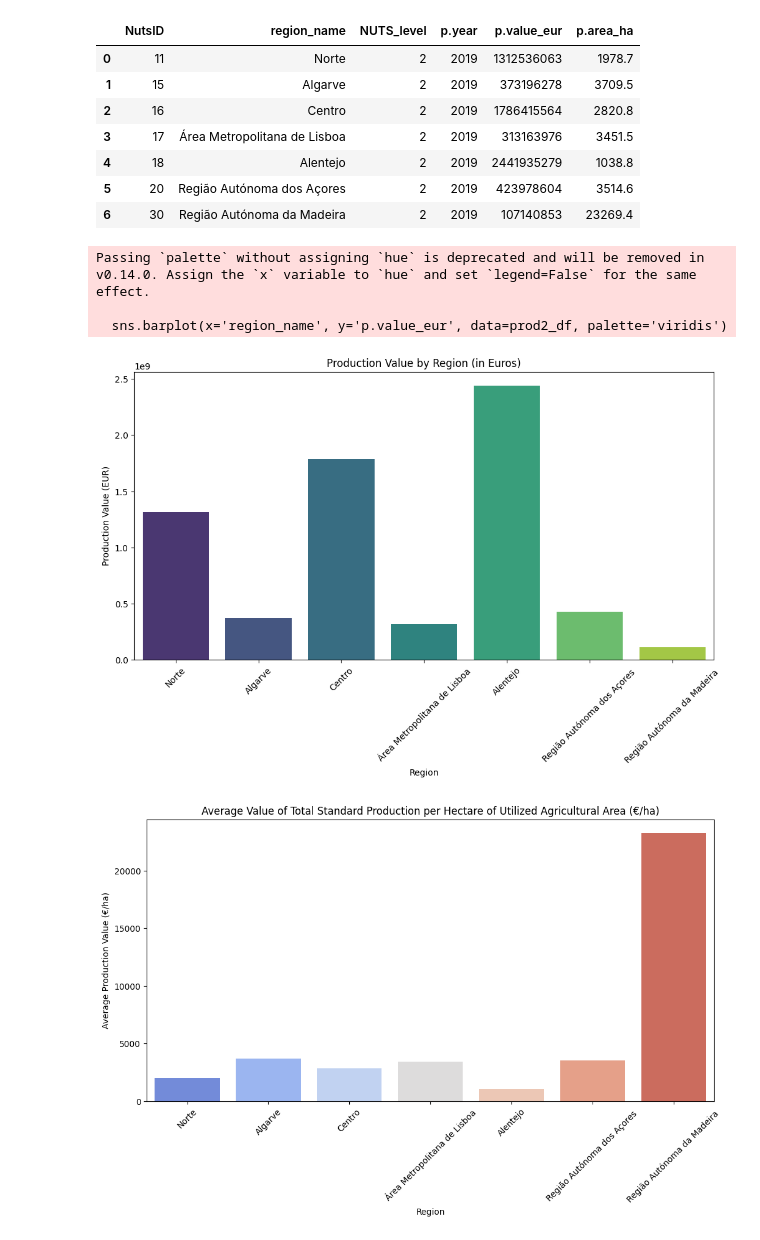
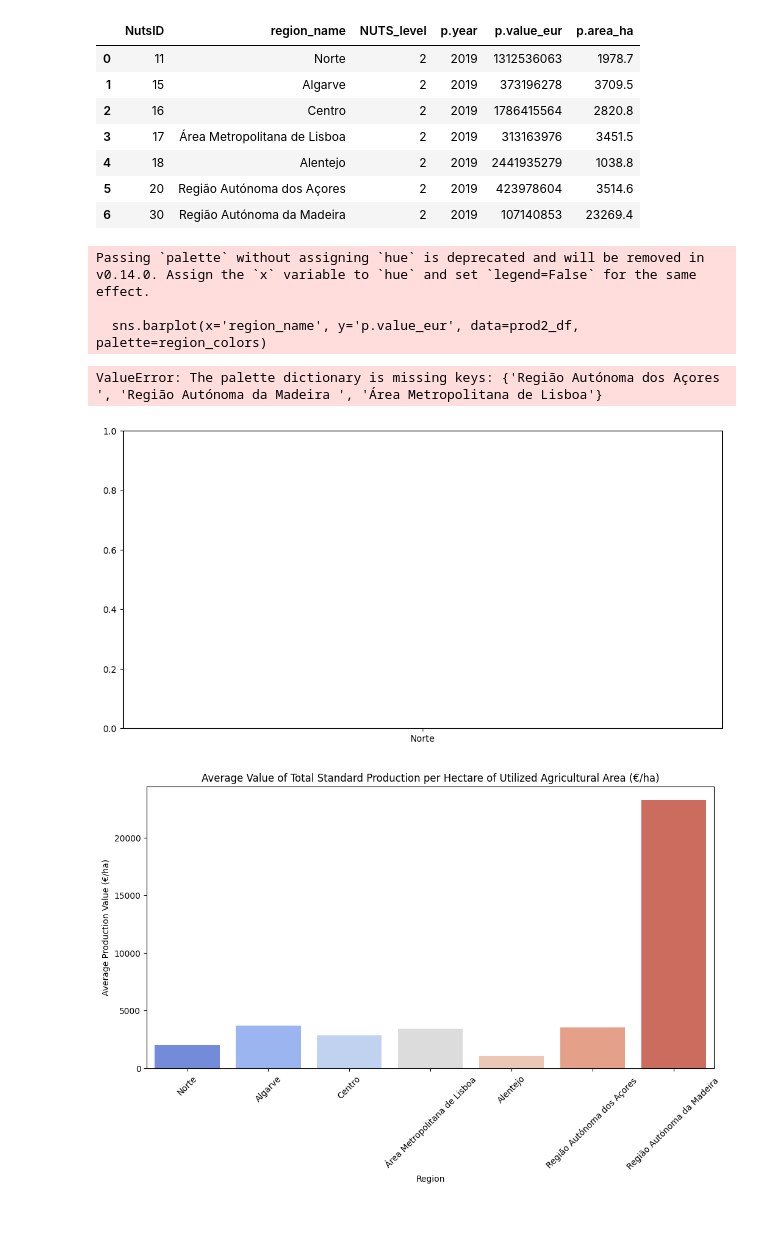
Before and after one commit to domwelsh/avcad_final, a Jupyter notebook: Codes/Labour_production.ipynb, the cells around one changed output. Saved outputs shown, nothing was run; the diff lists cells and outputs as text; code cells hidden in the pictures.

```diff
--- a/Codes/Labour_production.ipynb
+++ b/Codes/Labour_production.ipynb
@@ -60,17 +63,18 @@ prod2_df.head(300)
 # %%
 # Bar Chart of Production Value by Region
 plt.figure(figsize=(12, 6))
-sns.barplot(x='region_name', y='p.value_eur', data=prod2_df, palette='viridis')
+sns.barplot(x='region_name', y='p.value_eur', data=prod2_df, palette=region_colors)
 plt.title('Production Value by Region (in Euros)')
 plt.xlabel('Region')
 plt.ylabel('Production Value (EUR)')
 plt.xticks(rotation=45)
 plt.show()
 # %% [output]
 Passing `palette` without assigning `hue` is deprecated and will be removed in v0.14.0. Assign the `x` variable to `hue` and set `legend=False` for the same effect.
 
-  sns.barplot(x='region_name', y='p.value_eur', data=prod2_df, palette='viridis')
+  sns.barplot(x='region_name', y='p.value_eur', data=prod2_df, palette=region_colors)
+ValueError: The palette dictionary is missing keys: {'Região Autónoma dos Açores ', 'Região Autónoma da Madeira ', 'Área Metropolitana de Lisboa'}
-[figure, old version]
+[figure, new version]
 # %%
 # Bar Chart of Average Production Value per Hectare by Region
 plt.figure(figsize=(12, 6))
```
Also changed, not shown: parts of 2 cells of this notebook, 2 other files.
